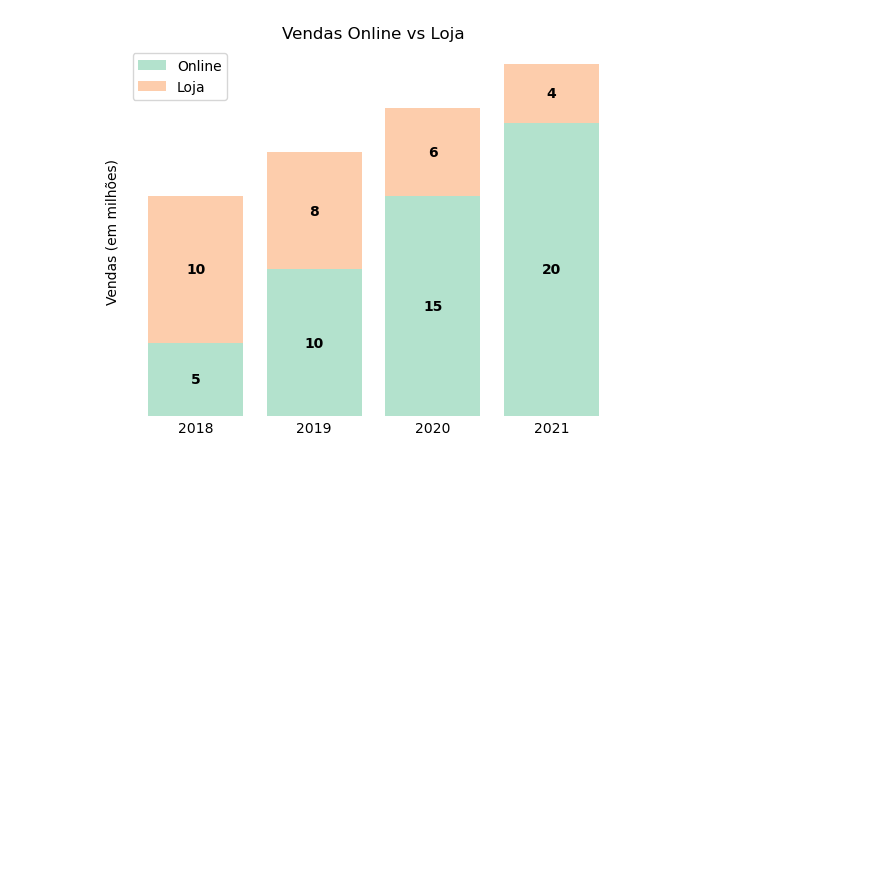
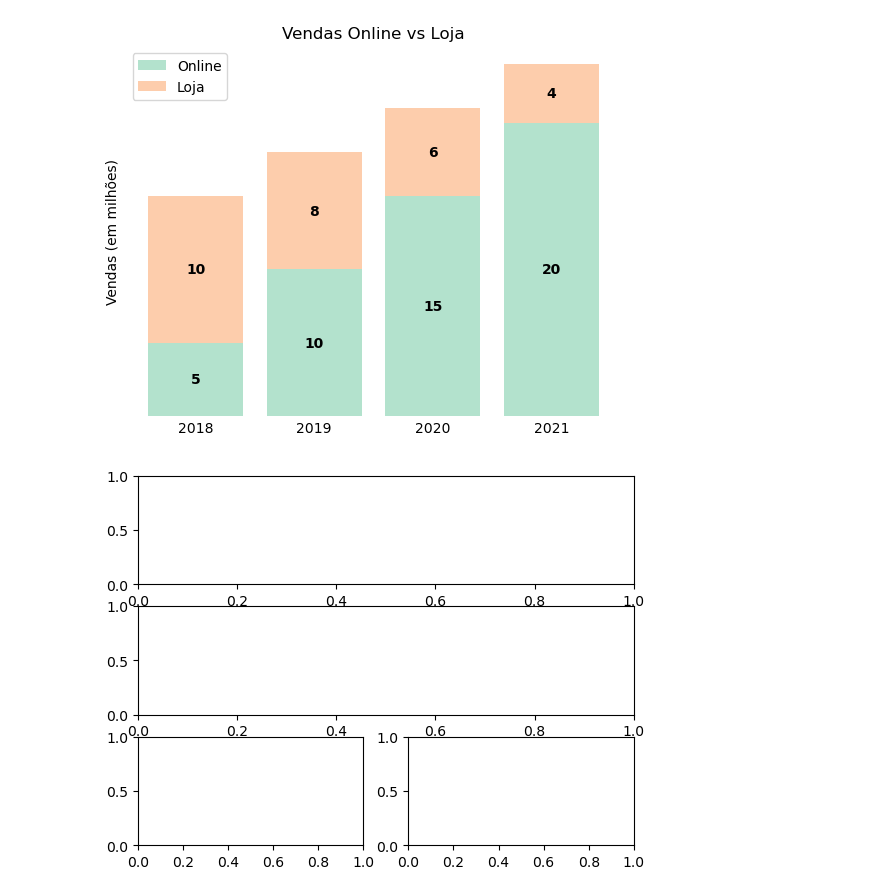
Before and after one commit to kiwsley/ciencia_de_dados, a Jupyter notebook: matplotlib_Searborn/personalizacao_grafico_linha.ipynb, the cells around one changed output. Cells and saved outputs as stored; diff of their text form; code cells hidden in the pictures; blank space fills up the shorter version.

```diff
--- a/matplotlib_Searborn/personalizacao_grafico_linha.ipynb
+++ b/matplotlib_Searborn/personalizacao_grafico_linha.ipynb
@@ -165,3 +165,13 @@ ax.legend()
 plt.show()
 # %% [output]
 [figure]
+# %%
+#mosaico
+
+mosaico = 'AA;BB;CD'
+fig=plt.figure()
+axs = fig.subplot_mosaic(mosaico)
+
+plt.show()
+# %% [output]
+[figure, added]
```
Also changed, not shown: parts of 3 cells of this notebook, 7 other files.
